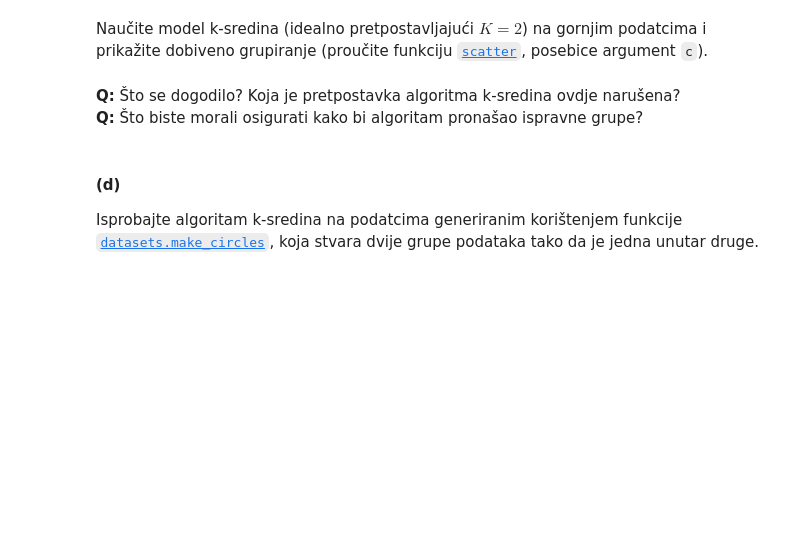
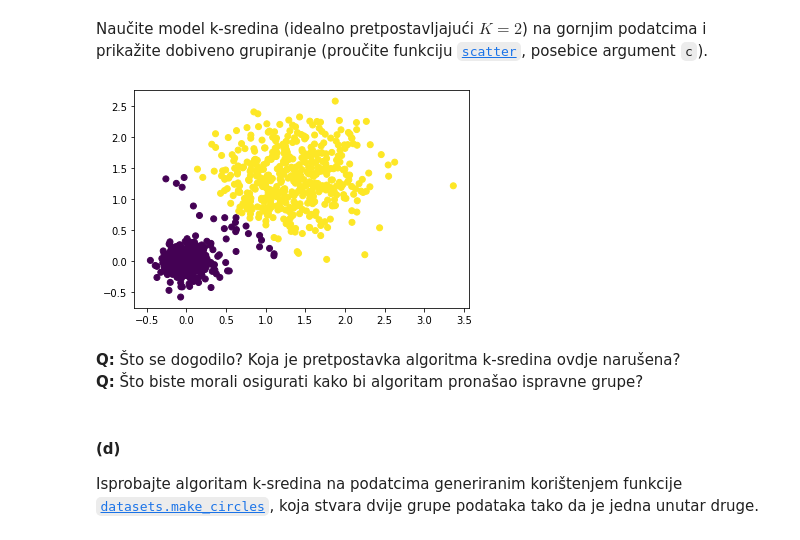
Before and after one commit to mislavivancic/machine-learning-homeworks, a Jupyter notebook: Lab5/SU-2019-LAB05-PGM-NB-Grupiranje-Vrednovanje.ipynb, the cells around one changed output. Drawn from its saved outputs; the diff is of its cells as text; code cells hidden in the pictures; blank space fills up the shorter version.

```diff
--- a/Lab5/SU-2019-LAB05-PGM-NB-Grupiranje-Vrednovanje.ipynb
+++ b/Lab5/SU-2019-LAB05-PGM-NB-Grupiranje-Vrednovanje.ipynb
@@ -598,3 +636,12 @@ Naučite model k-sredina (idealno pretpostavljajući $K=2$) na gornjim podatcima
+# %%
+# Vaš kôd ovdje
+cluster = KMeans(n_clusters=2)
+cluster_labels = cluster.fit_predict(X1)
+
+plt.scatter(X1[:,0], X1[:,1], c=cluster_labels)
+plt.show()
+# %% [output]
+[figure, added]
 # %% [markdown]
 **Q:** Što se dogodilo? Koja je pretpostavka algoritma k-sredina ovdje narušena?
 **Q:** Što biste morali osigurati kako bi algoritam pronašao ispravne grupe?
```
Also changed, not shown: parts of 19 cells of this notebook.
